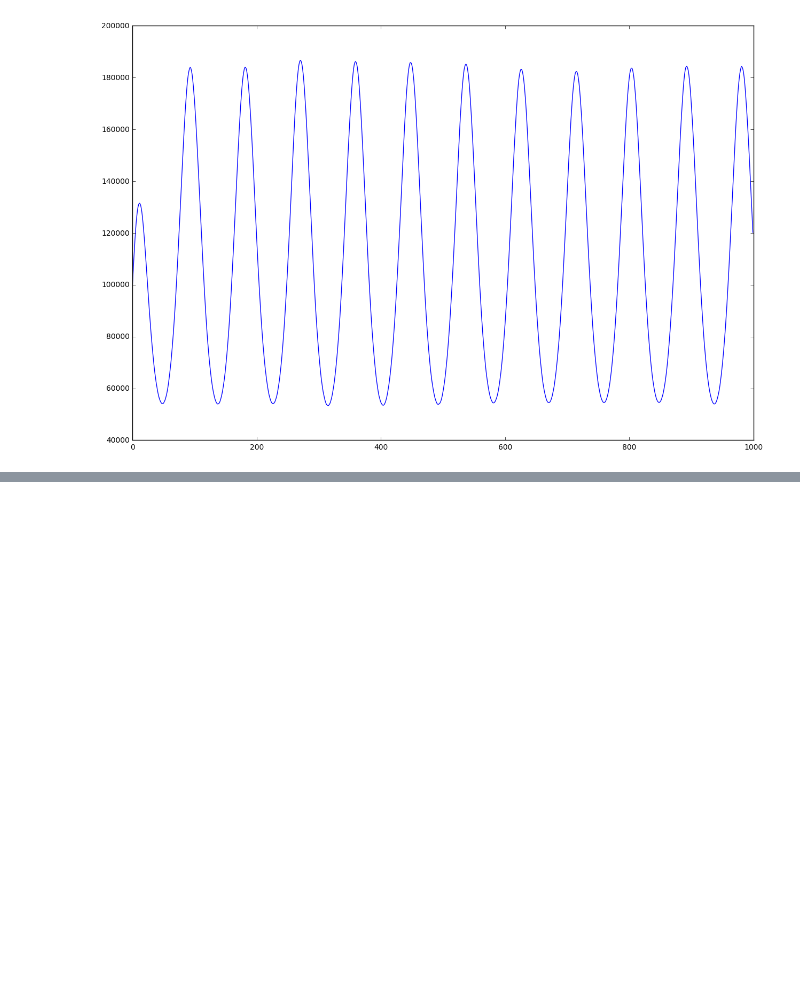
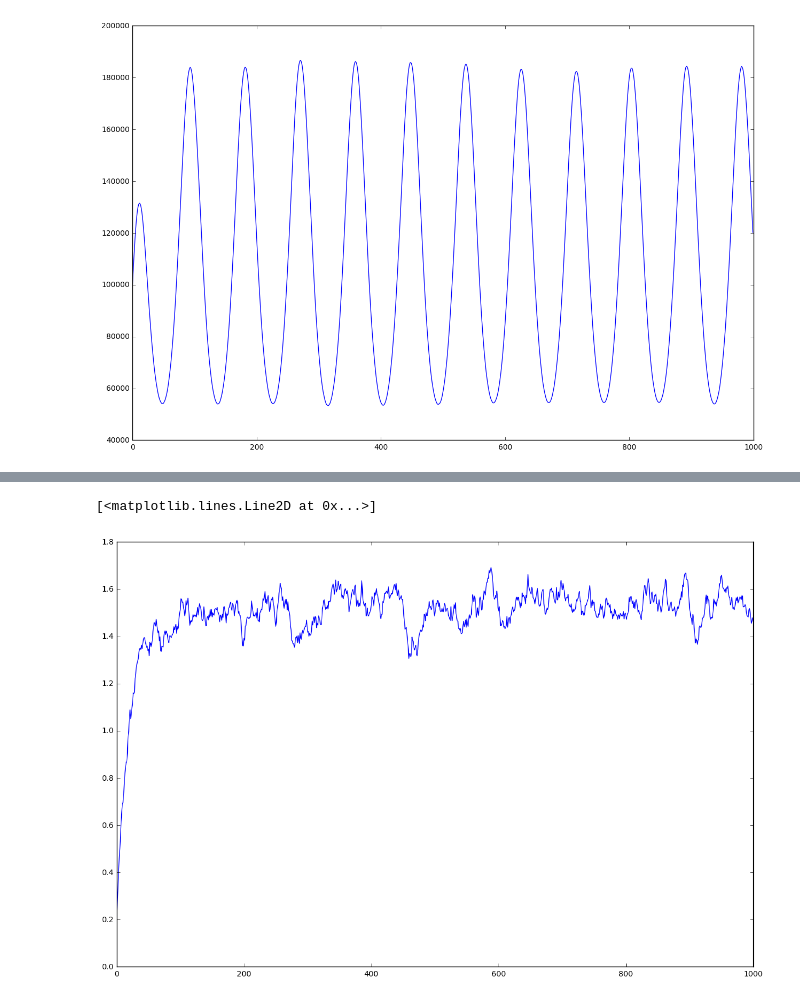
Before and after one commit to cpehle/quantum-drude-oscillators, a Jupyter notebook: plot-results.ipynb, the cells around one changed output, grey strips where cells are left out. Drawn from its saved outputs; the diff is of its cells as text; code cells hidden in the pictures; blank space fills up the shorter version.

```diff
--- a/dmc-harmonic-oscillator-cuda/plot-results.ipynb
+++ b/plot-results.ipynb
@@ -17,0 +25,5 @@ plt.plot(data[:,0])
+# %%
+plt.plot(np.loadtxt(file("./dmc-harmonic-oscillator-python/numbers").readlines()))
+# %% [output]
+[<matplotlib.lines.Line2D at 0x...>]
+[figure, added]
```
Also changed, not shown: parts of 2 cells of this notebook, 1 other file.
